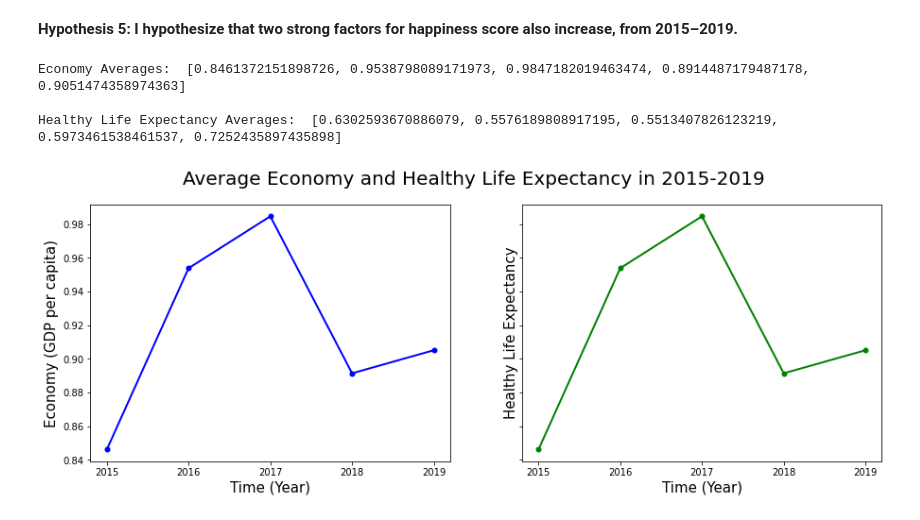
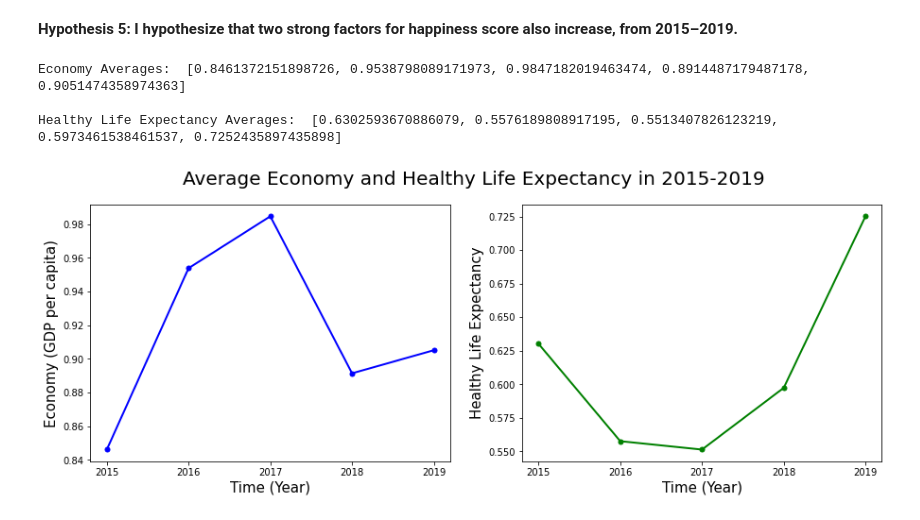
Before and after one commit to Yinghui-HE/World-Happiness-EDA-Project, a Jupyter notebook: EDA_He_Yinghui_(Linda).ipynb, the cells around one changed output. Drawn from its saved outputs; the diff is of its cells as text; code cells hidden in the pictures.

```diff
--- a/EDA_He_Yinghui_(Linda).ipynb
+++ b/EDA_He_Yinghui_(Linda).ipynb
@@ -225,33 +238,33 @@ economy_averages.append(data2019['GDP per capita'].mean())
 print("Economy Averages: ", economy_averages)
 print()
 
 healthy_life_expectancy_averages = []
 healthy_life_expectancy_averages.append(data2015['Health (Life Expectancy)'].mean())
 healthy_life_expectancy_averages.append(data2016['Health (Life Expectancy)'].mean())
 healthy_life_expectancy_averages.append(data2017['Health..Life.Expectancy.'].mean())
 healthy_life_expectancy_averages.append(data2018['Healthy life expectancy'].mean())
 healthy_life_expectancy_averages.append(data2019['Healthy life expectancy'].mean())
 print("Healthy Life Expectancy Averages: ", healthy_life_expectancy_averages)
 print()
 
 times = ['2015', '2016', '2017', '2018', '2019']
 
 # Plot the data in two line plot
-fig, axes = plt.subplots(1, 2, sharey = True, figsize = (15, 5))
+fig, axes = plt.subplots(1, 2, sharex = True, figsize = (15, 5))
 
 axes[0].plot(times, economy_averages, marker = 'o', color = 'b', linewidth = 2, markersize = 5)
 axes[0].set_xlabel('Time (Year)', size = 15)
 axes[0].set_ylabel('Economy (GDP per capita)', size = 15)
 
-axes[1].plot(times, economy_averages, marker = 'o', color = 'g', linewidth = 2, markersize = 5)
+axes[1].plot(times, healthy_life_expectancy_averages, marker = 'o', color = 'g', linewidth = 2, markersize = 5)
 axes[1].set_xlabel('Time (Year)', size = 15)
 axes[1].set_ylabel('Healthy Life Expectancy', size = 15)
 
 fig.suptitle('Average Economy and Healthy Life Expectancy in 2015-2019', size = 20)
 
 plt.show()
 # %% [output]
 Economy Averages:  [0.8461372151898726, 0.9538798089171973, 0.9847182019463474, 0.8914487179487178, 0.9051474358974363]
 
 Healthy Life Expectancy Averages:  [0.6302593670886079, 0.5576189808917195, 0.5513407826123219, 0.5973461538461537, 0.7252435897435898]
-[figure, old version]
+[figure, new version]
```
Also changed, not shown: parts of 3 cells of this notebook.
